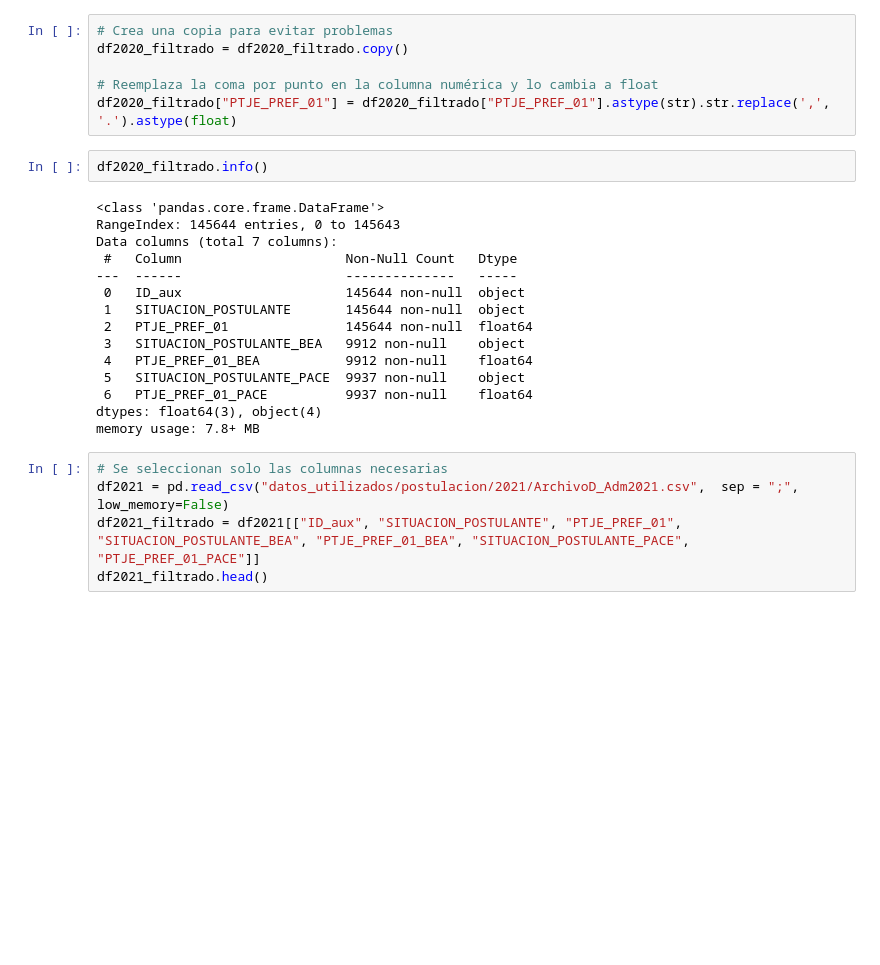
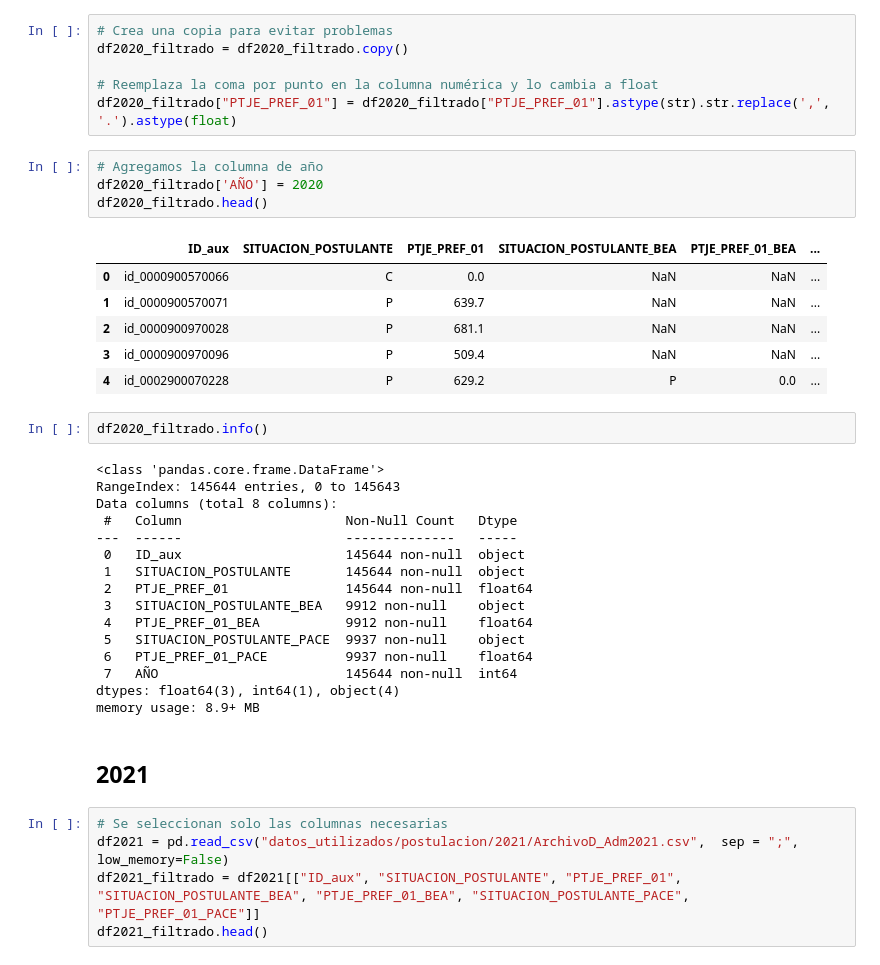
Before and after one commit to javibascur/Proyecto-Cs-Datos, a Jupyter notebook: Limpieza_De_Datos/Proceso_Limpieza_Postulaciones.ipynb, the cells around one changed output. Cells and saved outputs as stored; diff of their text form; blank space fills up the shorter version.

```diff
--- a/Limpieza_De_Datos/Proceso_Limpieza_Postulaciones.ipynb
+++ b/Limpieza_De_Datos/Proceso_Limpieza_Postulaciones.ipynb
@@ -88,12 +106,23 @@ df2020_filtrado = df2020_filtrado.copy()
 
 # Reemplaza la coma por punto en la columna numérica y lo cambia a float
 df2020_filtrado["PTJE_PREF_01"] = df2020_filtrado["PTJE_PREF_01"].astype(str).str.replace(',', '.').astype(float)
+# %%
+# Agregamos la columna de año
+df2020_filtrado['AÑO'] = 2020
+df2020_filtrado.head()
+# %% [output]
+|  | ID_aux | SITUACION_POSTULANTE | PTJE_PREF_01 | SITUACION_POSTULANTE_BEA | PTJE_PREF_01_BEA | ... |
+| 0 | id_0000900570066 | C | 0.0 | NaN | NaN | ... |
+| 1 | id_0000900570071 | P | 639.7 | NaN | NaN | ... |
+| 2 | id_0000900970028 | P | 681.1 | NaN | NaN | ... |
+| 3 | id_0000900970096 | P | 509.4 | NaN | NaN | ... |
+| 4 | id_0002900070228 | P | 629.2 | P | 0.0 | ... |
 # %%
 df2020_filtrado.info()
 # %% [output]
 <class 'pandas.core.frame.DataFrame'>
 RangeIndex: 145644 entries, 0 to 145643
-Data columns (total 7 columns):
+Data columns (total 8 columns):
  #   Column                     Non-Null Count   Dtype
 ---  ------                     --------------   -----
  0   ID_aux                     145644 non-null  object
@@ -103,8 +132,11 @@ Data columns (total 7 columns):
  4   PTJE_PREF_01_BEA           9912 non-null    float64
  5   SITUACION_POSTULANTE_PACE  9937 non-null    object
  6   PTJE_PREF_01_PACE          9937 non-null    float64
-dtypes: float64(3), object(4)
-memory usage: 7.8+ MB
+ 7   AÑO                        145644 non-null  int64
+dtypes: float64(3), int64(1), object(4)
+memory usage: 8.9+ MB
+# %% [markdown]
+## 2021
 # %%
 # Se seleccionan solo las columnas necesarias
 df2021 = pd.read_csv("datos_utilizados/postulacion/2021/ArchivoD_Adm2021.csv",  sep = ";", low_memory=False)
```
Also changed, not shown: parts of 22 cells of this notebook, 3 other files.
